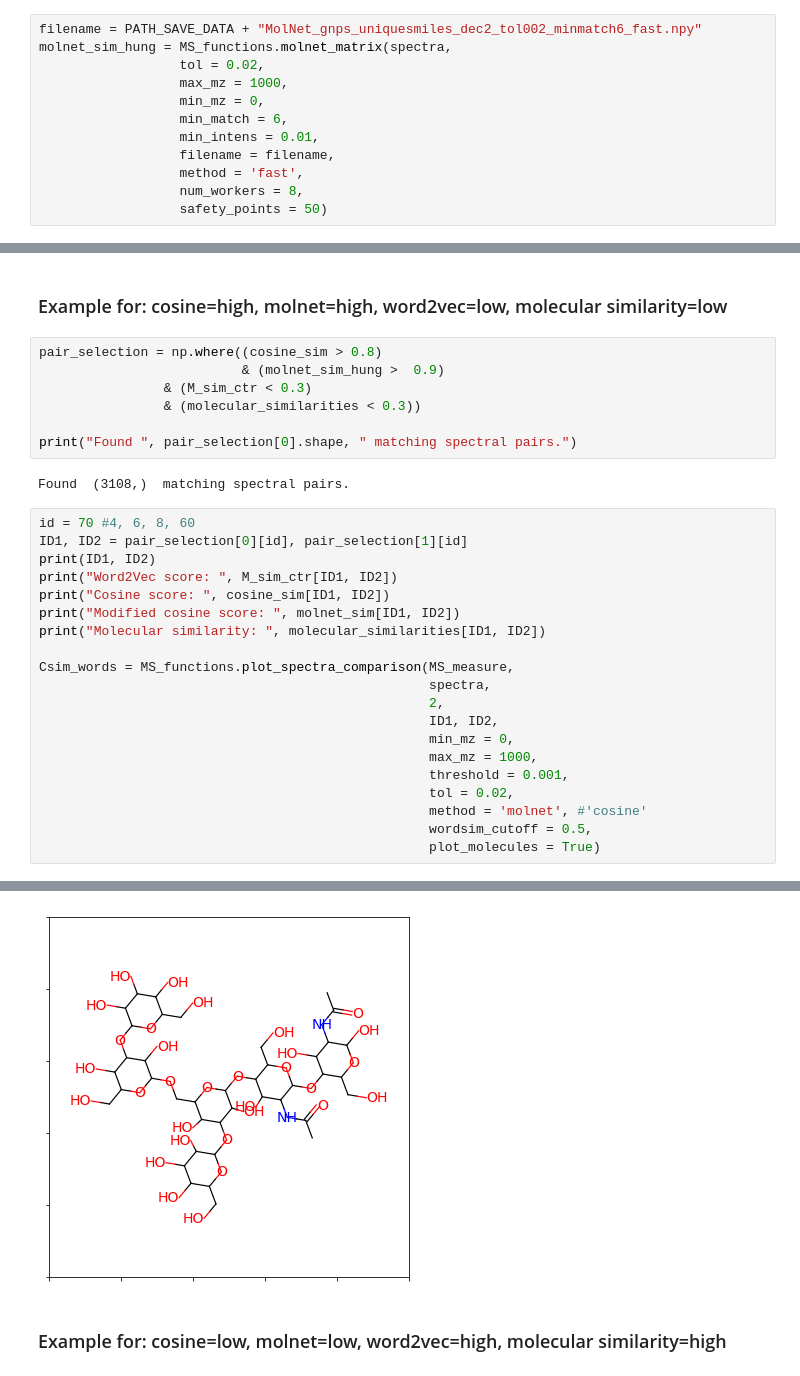
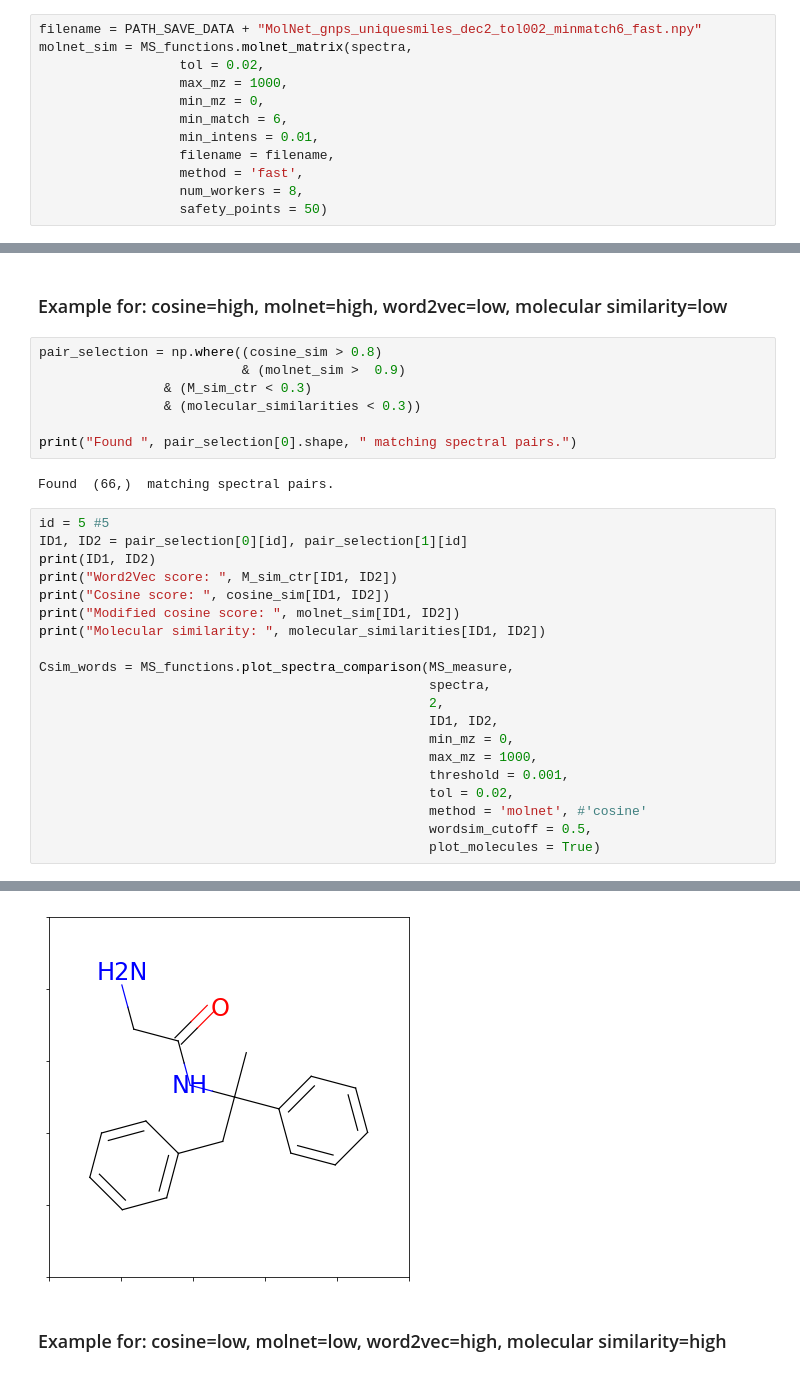
Before and after one commit to florian-huber/SeSiMe, a Jupyter notebook: notebooks/SeSiMe_MS_gnps_unique_smiles_in-depth_examples.ipynb, the cells around one changed output, grey strips where cells are left out. Cells and saved outputs as stored; diff of their text form.

```diff
--- a/notebooks/SeSiMe_MS_gnps_unique_smiles_in-depth_examples.ipynb
+++ b/notebooks/SeSiMe_MS_gnps_unique_smiles_in-depth_examples.ipynb
@@ -141,7 +141,7 @@ Calculate pairwise MolNet scores by  8 number of workers.
 #### Cosine score (using gnps default 2 parameters -- low tol)
 # %%
 filename = PATH_SAVE_DATA + "MolNet_gnps_uniquesmiles_dec2_tol002_minmatch6_fast.npy"
-molnet_sim_hung = MS_functions.molnet_matrix(spectra,
+molnet_sim = MS_functions.molnet_matrix(spectra,
                   tol = 0.02,
                   max_mz = 1000,
                   min_mz = 0,
@@ -328,15 +328,15 @@ plt.savefig("in_depth_comparison.pdf")
 ### Example for: cosine=high, molnet=high, word2vec=low, molecular similarity=low
 # %%
 pair_selection = np.where((cosine_sim > 0.8)
-                          & (molnet_sim_hung >  0.9)
+                          & (molnet_sim >  0.9)
                 & (M_sim_ctr < 0.3)
                 & (molecular_similarities < 0.3))
 
 print("Found ", pair_selection[0].shape, " matching spectral pairs.")
 # %% [output]
-Found  (3108,)  matching spectral pairs.
+Found  (66,)  matching spectral pairs.
 # %%
-id = 70 #4, 6, 8, 60
+id = 5 #5
 ID1, ID2 = pair_selection[0][id], pair_selection[1][id]
 print(ID1, ID2)
 print("Word2Vec score: ", M_sim_ctr[ID1, ID2])
@@ -367,4 +367,4 @@ Molecular similarity:  0.8302752293577982
-[figure, old version]
+[figure, new version]
 # %% [markdown]
 ### Example for: cosine=low, molnet=low, word2vec=high, molecular similarity=high
 # %%
```
Also changed, not shown: parts of 1 cell of this notebook.
